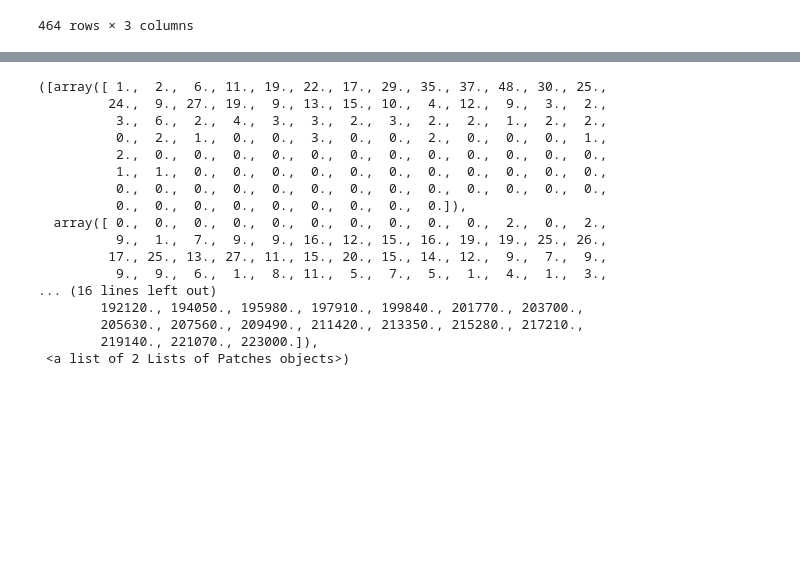
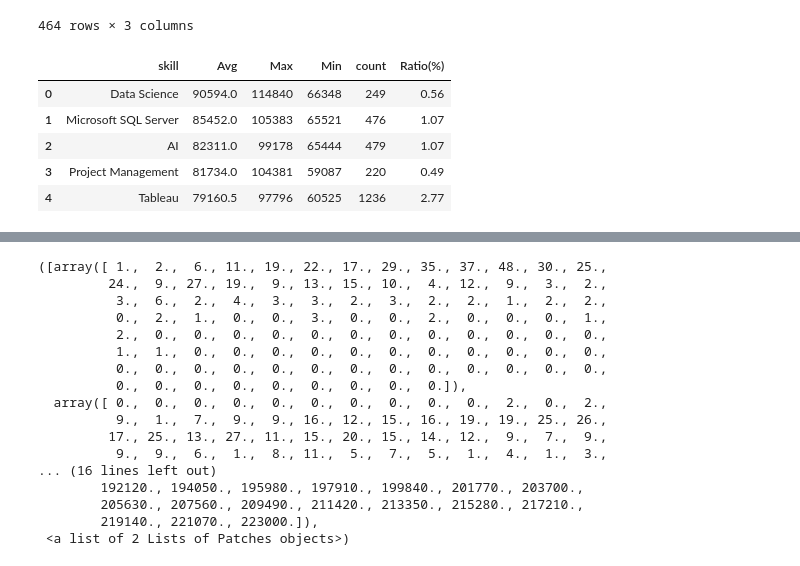
Before and after one commit to Johnnydaszhu/CapStone, a Jupyter notebook: NYC Data Skill Salary Prediction.ipynb, the cells around one changed output, grey strips where cells are left out. Saved outputs shown, nothing was run; the diff lists cells and outputs as text; code cells hidden in the pictures; blank space fills up the shorter version.

```diff
--- a/NYC Data Skill Salary Prediction.ipynb
+++ b/NYC Data Skill Salary Prediction.ipynb
@@ -209,5 +220,5 @@ single_skill_avg.head()
 # %%
 result1 = pd.merge(single_skill_avg, single_skill_max, how='inner', on=['skill'])
 result2 =  pd.merge(result1, single_skill_min, how='inner', on=['skill'])
-result2.columns=['name','Avg','Max','Min']
+result2.columns=['skill','Avg','Max','Min']
 result2.to_csv('single_skill_info.csv')
@@ -241,7 +248,16 @@ df_single_skill_rank
 | 463 | openSUSE | 1 | 0.00 |
 464 rows × 3 columns
 # %%
-# single_skill_info = single_skill_avg.join(df_single_skill_rank.set_index('skill'), on='skill')
-# single_skill_info.to_csv('single_skill_info.csv')
+single_skill_info = result2.join(df_single_skill_rank.set_index('skill'), on='skill')
+single_skill_info.to_csv('single_skill_info.csv')
+# %%
+single_skill_info.head()
+# %% [output]
+|  | skill | Avg | Max | Min | count | Ratio(%) |
+| 0 | Data Science | 90594.0 | 114840 | 66348 | 249 | 0.56 |
+| 1 | Microsoft SQL Server | 85452.0 | 105383 | 65521 | 476 | 1.07 |
+| 2 | AI | 82311.0 | 99178 | 65444 | 479 | 1.07 |
+| 3 | Project Management | 81734.0 | 104381 | 59087 | 220 | 0.49 |
+| 4 | Tableau | 79160.5 | 97796 | 60525 | 1236 | 2.77 |
 # %%
 single_skill_info = pd.read_csv('single_skill_info.csv',index_col=0)
```
Also changed, not shown: parts of 8 cells of this notebook, 1 other file.
